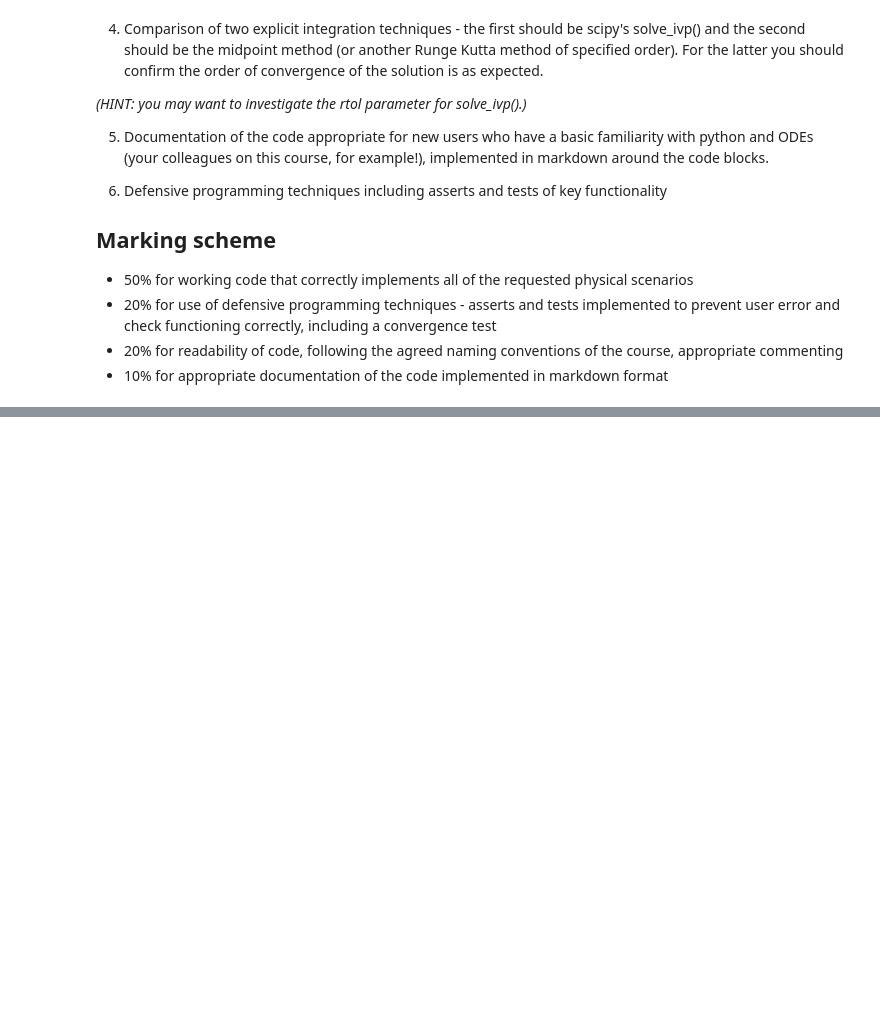
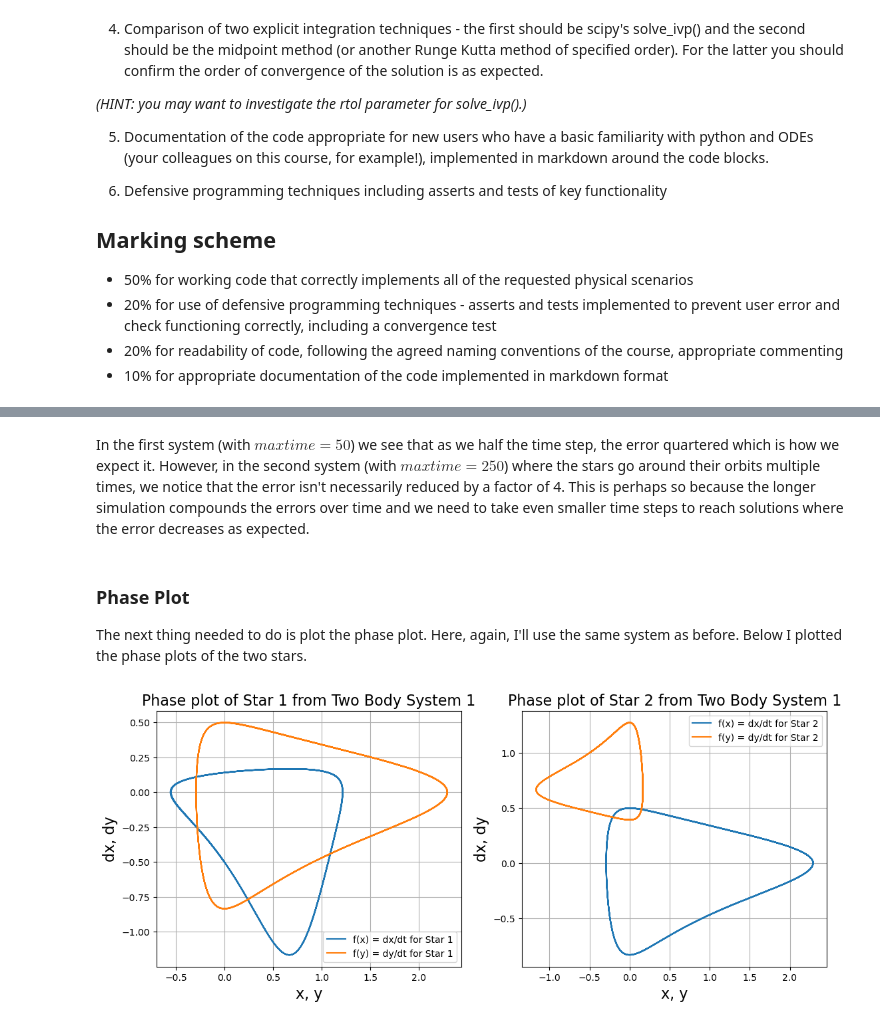
Before and after one commit to Vileh/QMUL-Data-Analytics-Courseworks, a Jupyter notebook: SciComp_1/Coursework1_Trisolaris.ipynb, the cells around one changed output, grey strips where cells are left out. Cells and saved outputs as stored; diff of their text form; code cells hidden in the pictures; blank space fills up the shorter version.

```diff
--- a/SciComp_1/Coursework1_Trisolaris.ipynb
+++ b/SciComp_1/Coursework1_Trisolaris.ipynb
@@ -506,0 +786,24 @@ tbp_stellar_system.plot_collision_coordinates(ax)
+# %% [markdown]
+In the first system (with $max time = 50$) we see that as we half the time step, the error quartered which is how we expect it. However, in the second system (with $max time = 250$) where the stars go around their orbits multiple times, we notice that the error isn't necessarily reduced by a factor of 4. This is perhaps so because the longer simulation compounds the errors over time and we need to take even smaller time steps to reach solutions where the error decreases as expected.
+# %% [markdown]
+### Phase Plot
+
+The next thing needed to do is plot the phase plot. Here, again, I'll use the same system as before. Below I plotted the phase plots of the two stars.
+# %%
+# 2-body problem [0,0,0,0.5] and [1,0,0,-0.5] work well
+first_star = Star(name='Star 1', mass=0.25, starting_position=np.array([0,0]), starting_velocity=np.array([-0.5,0.5]))
+second_star = Star(name='Star 2', mass=0.50, starting_position=np.array([1,0]), starting_velocity=np.array([0.25,-0.25]))
+
+two_body_system = StellarSystem(max_time=100, N_time_steps=10000, integration_method='MidPoint', name='Two Body System 1')
+
+two_body_system.add_star(first_star)
+two_body_system.add_star(second_star)
+
+two_body_system.calculate_movement()
+
+fig, ax = plt.subplots(1, 2, figsize=(13,5))
+
+two_body_system.plot_phase_plot(ax[0], 0)
+two_body_system.plot_phase_plot(ax[1], 1)
+# %% [output]
+[figure, added]
```
Also changed, not shown: parts of 45 cells of this notebook.
